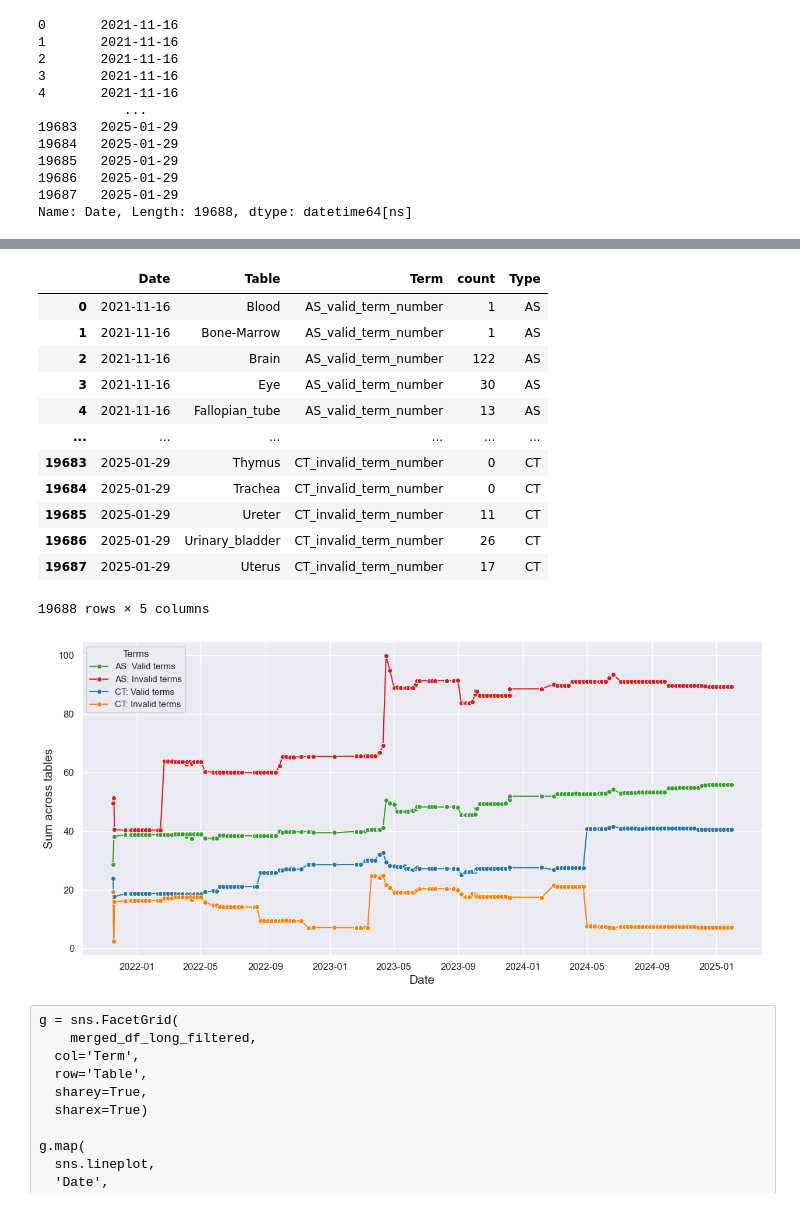
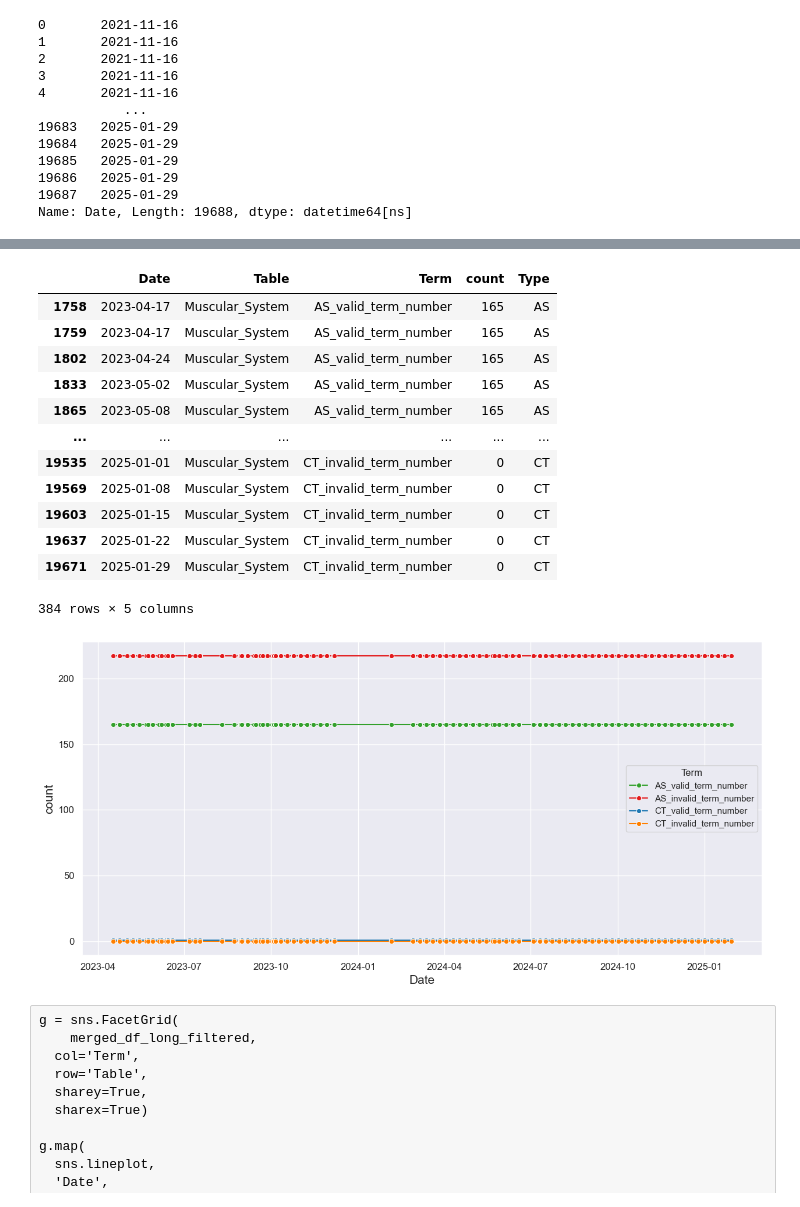
Before and after one commit to cns-iu/hra-kg-supporting-information, a Jupyter notebook: notebooks/hra-kg-technical-validation.ipynb, the cells around one changed output, grey strips where cells are left out. Saved outputs shown, nothing was run; the diff lists cells and outputs as text; code cells hidden in the pictures.

```diff
--- a/notebooks/hra-kg-technical-validation.ipynb
+++ b/notebooks/hra-kg-technical-validation.ipynb
@@ -333,8 +333,11 @@ Index(['Table', 'AS_valid_term_number', 'AS_temp_term_number', 'AS_out_ub',
        'invalid_terms_percent', 'Date'],
       dtype='object')
 # %%
-keep = ['Date', 'Table', 'AS_valid_term_number', 'AS_invalid_term_number',
-        'CT_valid_term_number', 'CT_invalid_term_number']
+keep = ['Date',
+        'Table',
+        'AS_valid_term_number', 'AS_invalid_term_number', 'CT_valid_term_number', 'CT_invalid_term_number',
+        # 'AS_invalid_term_percent', 'CT_invalid_term_percent'
+        ]
 
 # merge
 merged_df = list_df_terms[6]
@@ -451,15 +435,15 @@ merged_df_long
 merged_df_long_filtered
 # %% [output]
 |  | Date | Table | Term | count | Type |
-| 0 | 2021-11-16 | Blood | AS_valid_term_number | 1 | AS |
-| 1 | 2021-11-16 | Bone-Marrow | AS_valid_term_number | 1 | AS |
-| 2 | 2021-11-16 | Brain | AS_valid_term_number | 122 | AS |
-| 3 | 2021-11-16 | Eye | AS_valid_term_number | 30 | AS |
-| 4 | 2021-11-16 | Fallopian_tube | AS_valid_term_number | 13 | AS |
+| 1758 | 2023-04-17 | Muscular_System | AS_valid_term_number | 165 | AS |
+| 1759 | 2023-04-17 | Muscular_System | AS_valid_term_number | 165 | AS |
+| 1802 | 2023-04-24 | Muscular_System | AS_valid_term_number | 165 | AS |
+| 1833 | 2023-05-02 | Muscular_System | AS_valid_term_number | 165 | AS |
+| 1865 | 2023-05-08 | Muscular_System | AS_valid_term_number | 165 | AS |
 | ... | ... | ... | ... | ... | ... |
-| 19683 | 2025-01-29 | Thymus | CT_invalid_term_number | 0 | CT |
-| 19684 | 2025-01-29 | Trachea | CT_invalid_term_number | 0 | CT |
-| 19685 | 2025-01-29 | Ureter | CT_invalid_term_number | 11 | CT |
-| 19686 | 2025-01-29 | Urinary_bladder | CT_invalid_term_number | 26 | CT |
-| 19687 | 2025-01-29 | Uterus | CT_invalid_term_number | 17 | CT |
+| 19535 | 2025-01-01 | Muscular_System | CT_invalid_term_number | 0 | CT |
+| 19569 | 2025-01-08 | Muscular_System | CT_invalid_term_number | 0 | CT |
+| 19603 | 2025-01-15 | Muscular_System | CT_invalid_term_number | 0 | CT |
+| 19637 | 2025-01-22 | Muscular_System | CT_invalid_term_number | 0 | CT |
+| 19671 | 2025-01-29 | Muscular_System | CT_invalid_term_number | 0 | CT |
-19688 rows × 5 columns
+384 rows × 5 columns
@@ -478,32 +450,33 @@ merged_df.to_csv("output/merged_df_long_filtered.csv", index=False)
 # %%
 # make combined line graph
 
 # palette = sns.color_palette('Paired')
-palette = ["#33a02c", "#e31a1c", "#1f78b4", "#ff7f00"]
+palette = ["#33a02c", "#e31a1c", "#1f78b4", "#ff7f00"] # uses colors from Color Brewer palettes
 
 # Create the line plot
 sns.lineplot(
     data=merged_df_long_filtered,
     x='Date',
     y='count',
+    # row='Table',
     hue='Term',
-    style='Table',
-    errorbar=None,
+    # style='Table',
+    # errorbar=None,
     palette=palette,
     marker='o'
 )
 
 # Customize the plot
-plt.legend(labels=['AS: Valid terms', 'AS: Invalid terms',
-           'CT: Valid terms', 'CT: Invalid terms'], title='Terms')
-plt.ylabel('Sum across tables')
+# plt.legend(labels=['AS: Valid terms', 'AS: Invalid terms',
+#            'CT: Valid terms', 'CT: Invalid terms'], title='Terms')
+# plt.ylabel('Sum across tables')
 
 # Adjust layout to prevent label cutoff
 plt.tight_layout()
 
 plt.show()
 # %% [output]
-[figure, old version]
+[figure, new version]
 # %% [raw]
 g = sns.FacetGrid(
     merged_df_long_filtered,
```
Also changed, not shown: parts of 6 cells of this notebook, 4 other files.
